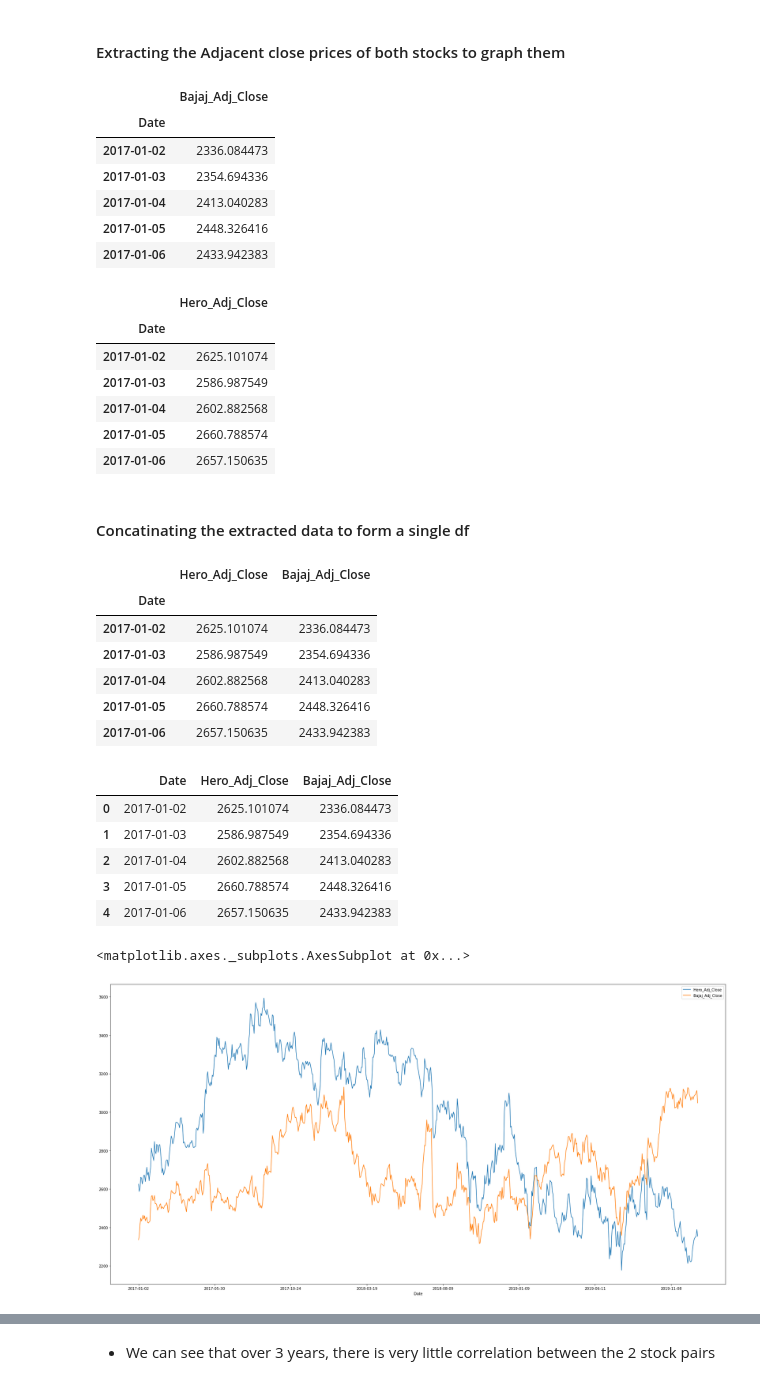
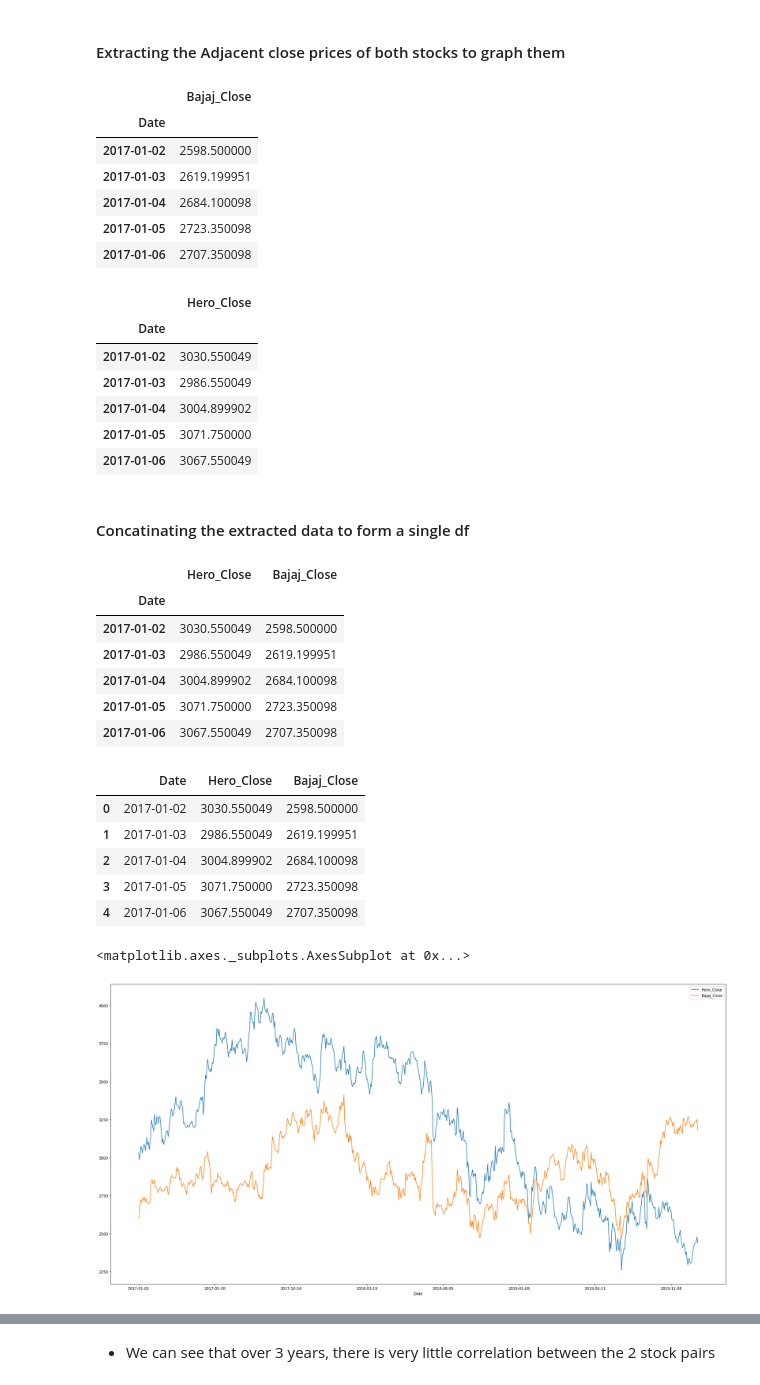
Before and after one commit to Varun487/DataAnalytics_PairTradingModels, a Jupyter notebook: Preprocess/Pair1/Pair1_Bajaj-Auto_Hero_Motoco.ipynb, the cells around one changed output, grey strips where cells are left out. Drawn from its saved outputs; the diff is of its cells as text; code cells hidden in the pictures.

Commit message:
Created model for Bajaj

```diff
--- a/Preprocess/Pair1/Pair1_Bajaj-Auto_Hero_Motoco.ipynb
+++ b/Preprocess/Pair1/Pair1_Bajaj-Auto_Hero_Motoco.ipynb
@@ -61,58 +61,58 @@ hero_df.describe()
 #### Extracting the Adjacent close prices of both stocks to graph them
 # %%
 # Adjacent close prices of bajaj
-bajaj_close = bajaj_df.drop(columns=['High', 'Low', 'Open', 'Close', 'Volume', 'Company', 'Exchange'])
-bajaj_close = bajaj_close.rename(columns={'Adj Close': 'Bajaj_Adj_Close'})
+bajaj_close = bajaj_df.drop(columns=['High', 'Low', 'Open', 'Adj Close', 'Volume', 'Company', 'Exchange'])
+bajaj_close = bajaj_close.rename(columns={'Close': 'Bajaj_Close'})
 bajaj_close.head()
 # %% [output]
-|  | Bajaj_Adj_Close |
+|  | Bajaj_Close |
 | Date |  |
-| 2017-01-02 | 2336.084473 |
-| 2017-01-03 | 2354.694336 |
-| 2017-01-04 | 2413.040283 |
-| 2017-01-05 | 2448.326416 |
-| 2017-01-06 | 2433.942383 |
+| 2017-01-02 | 2598.500000 |
+| 2017-01-03 | 2619.199951 |
+| 2017-01-04 | 2684.100098 |
+| 2017-01-05 | 2723.350098 |
+| 2017-01-06 | 2707.350098 |
 # %%
 # Adjacent close prices of hero
-hero_close = hero_df.drop(columns=['High', 'Low', 'Open', 'Close', 'Volume', 'Company', 'Exchange'])
-hero_close = hero_close.rename(columns={'Adj Close': 'Hero_Adj_Close'})
+hero_close = hero_df.drop(columns=['High', 'Low', 'Open', 'Adj Close', 'Volume', 'Company', 'Exchange'])
+hero_close = hero_close.rename(columns={'Close': 'Hero_Close'})
 hero_close.head()
 # %% [output]
-|  | Hero_Adj_Close |
+|  | Hero_Close |
 | Date |  |
-| 2017-01-02 | 2625.101074 |
-| 2017-01-03 | 2586.987549 |
-| 2017-01-04 | 2602.882568 |
-| 2017-01-05 | 2660.788574 |
-| 2017-01-06 | 2657.150635 |
+| 2017-01-02 | 3030.550049 |
+| 2017-01-03 | 2986.550049 |
+| 2017-01-04 | 3004.899902 |
+| 2017-01-05 | 3071.750000 |
+| 2017-01-06 | 3067.550049 |
 # %% [markdown]
 #### Concatinating the extracted data to form a single df
 # %%
 pair1_df = hero_close.join(bajaj_close)
 pair1_df.head()
 # %% [output]
-|  | Hero_Adj_Close | Bajaj_Adj_Close |
+|  | Hero_Close | Bajaj_Close |
 | Date |  |  |
-| 2017-01-02 | 2625.101074 | 2336.084473 |
-| 2017-01-03 | 2586.987549 | 2354.694336 |
-| 2017-01-04 | 2602.882568 | 2413.040283 |
-| 2017-01-05 | 2660.788574 | 2448.326416 |
-| 2017-01-06 | 2657.150635 | 2433.942383 |
+| 2017-01-02 | 3030.550049 | 2598.500000 |
+| 2017-01-03 | 2986.550049 | 2619.199951 |
+| 2017-01-04 | 3004.899902 | 2684.100098 |
+| 2017-01-05 | 3071.750000 | 2723.350098 |
+| 2017-01-06 | 3067.550049 | 2707.350098 |
 # %%
 pair1_df = pair1_df.reset_index()
 pair1_df.head()
 # %% [output]
-|  | Date | Hero_Adj_Close | Bajaj_Adj_Close |
-| 0 | 2017-01-02 | 2625.101074 | 2336.084473 |
-| 1 | 2017-01-03 | 2586.987549 | 2354.694336 |
-| 2 | 2017-01-04 | 2602.882568 | 2413.040283 |
-| 3 | 2017-01-05 | 2660.788574 | 2448.326416 |
-| 4 | 2017-01-06 | 2657.150635 | 2433.942383 |
+|  | Date | Hero_Close | Bajaj_Close |
+| 0 | 2017-01-02 | 3030.550049 | 2598.500000 |
+| 1 | 2017-01-03 | 2986.550049 | 2619.199951 |
+| 2 | 2017-01-04 | 3004.899902 | 2684.100098 |
+| 3 | 2017-01-05 | 3071.750000 | 2723.350098 |
+| 4 | 2017-01-06 | 3067.550049 | 2707.350098 |
 # %%
-pair1_df.plot(x='Date', y=['Hero_Adj_Close', 'Bajaj_Adj_Close'], figsize=(30,15))
+pair1_df.plot(x='Date', y=['Hero_Close', 'Bajaj_Close'], figsize=(30,15))
 # %% [output]
 <matplotlib.axes._subplots.AxesSubplot at 0x...>
-[figure, old version]
+[figure, new version]
 # %%
 pair1_df.corr()
 # %% [output]
```
Also changed, not shown: parts of 15 cells of this notebook, 3 other files.
